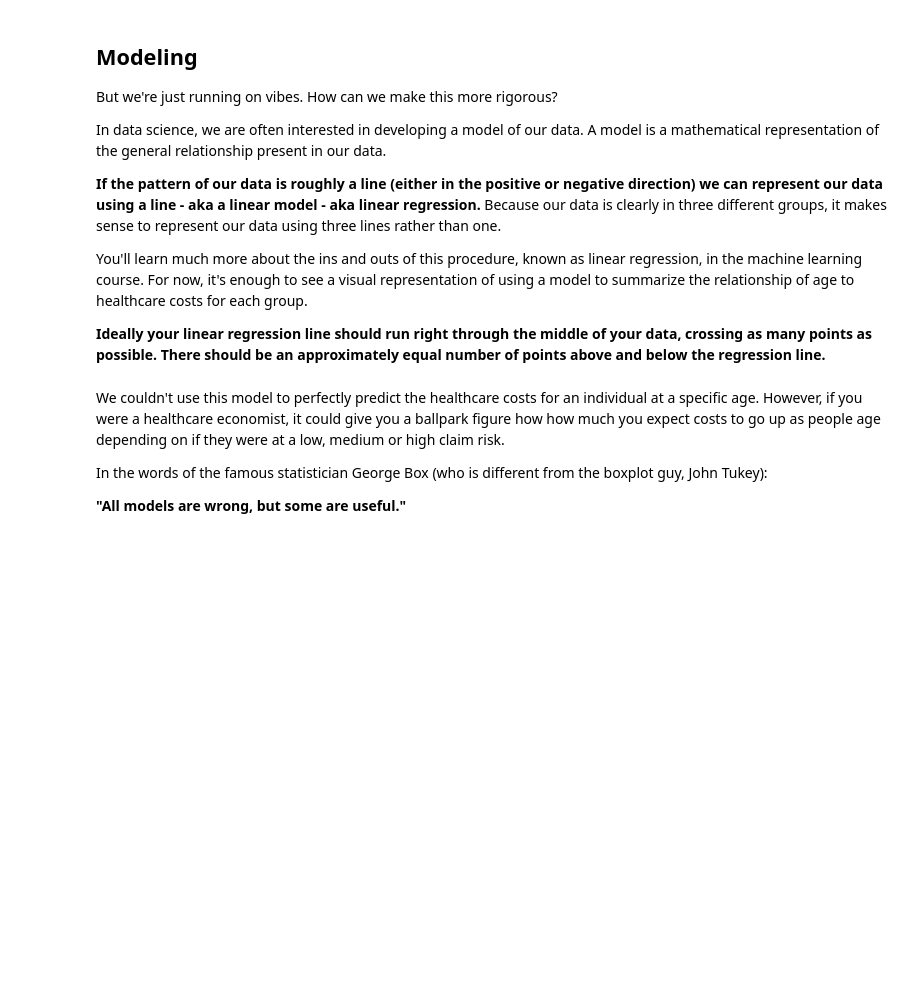
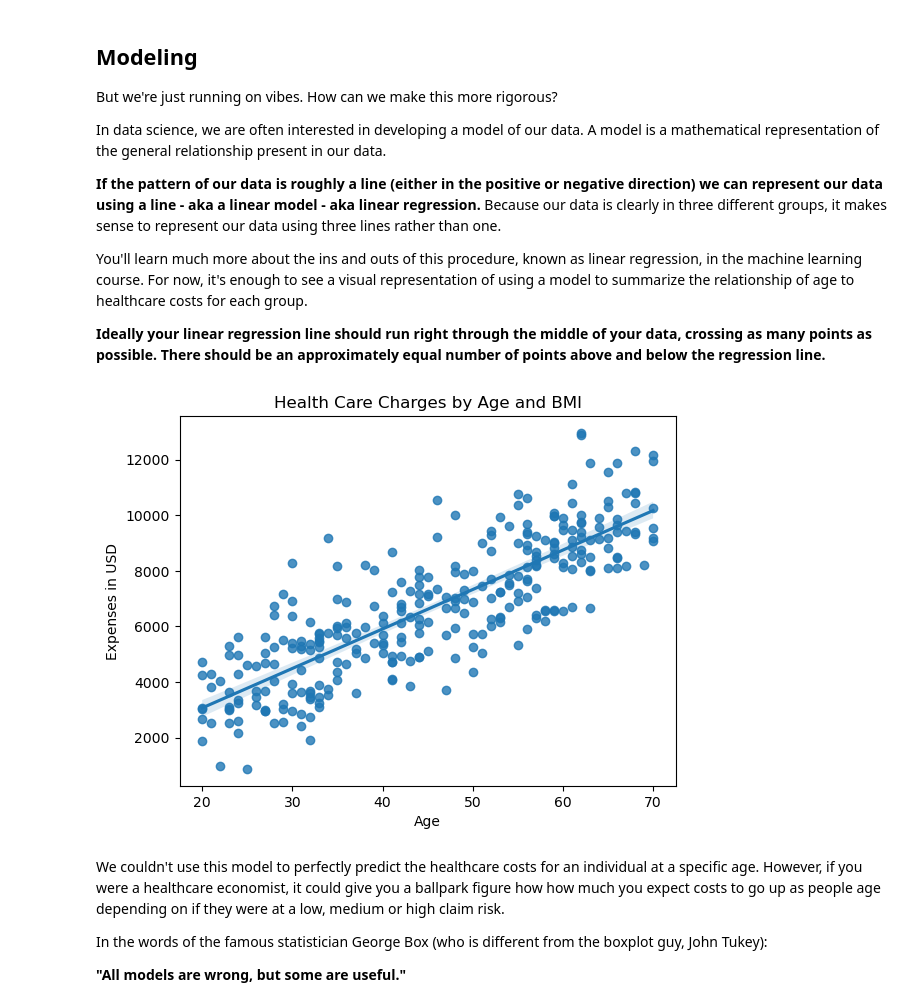
Before and after one commit to dport55/Data_Visualization_And_Modeling, a Jupyter notebook: Lecture/Week 3/3.1 - Visualizing Relationships Between Quantitative Features.ipynb, the cells around one changed output. Cells and saved outputs as stored; diff of their text form; code cells hidden in the pictures; blank space fills up the shorter version.

```diff
--- a/Lecture/Week 3/3.1 - Visualizing Relationships Between Quantitative Features.ipynb
+++ b/Lecture/Week 3/3.1 - Visualizing Relationships Between Quantitative Features.ipynb
@@ -38,6 +79,13 @@ In data science, we are often interested in developing a model of our data.  A m
 You'll learn much more about the ins and outs of this procedure, known as linear regression, in the machine learning course.  For now, it's enough to see a visual representation of using a model to summarize the relationship of age to healthcare costs for each group.
 
 **Ideally your linear regression line should run right through the middle of your data, crossing as many points as possible.  There should be an approximately equal number of points above and below the regression line.**
+# %%
+sns.regplot(x='Age',y='HealthcareExpenses', data=df)
+plt.title('Health Care Charges by Age and BMI')
+plt.ylabel('Expenses in USD')
+plt.show()
+# %% [output]
+[figure, added]
 # %% [markdown]
 We couldn't use this model to perfectly predict the healthcare costs for an individual at a specific age.  However, if you were a healthcare economist, it could give you a ballpark figure how how much you expect costs to go up as people age depending on if they were at a low, medium or high claim risk.
 
```
Also changed, not shown: parts of 17 cells of this notebook, 1 other file.
